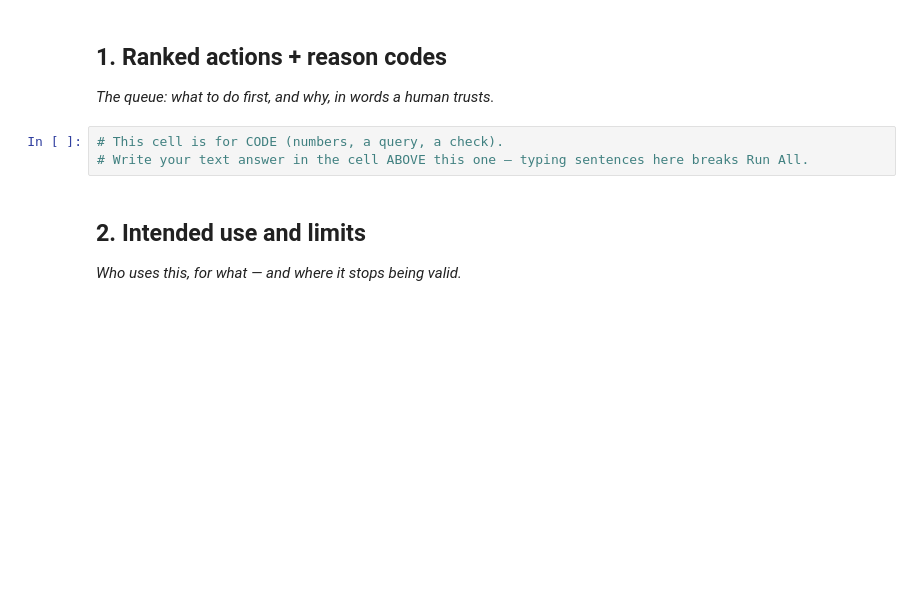
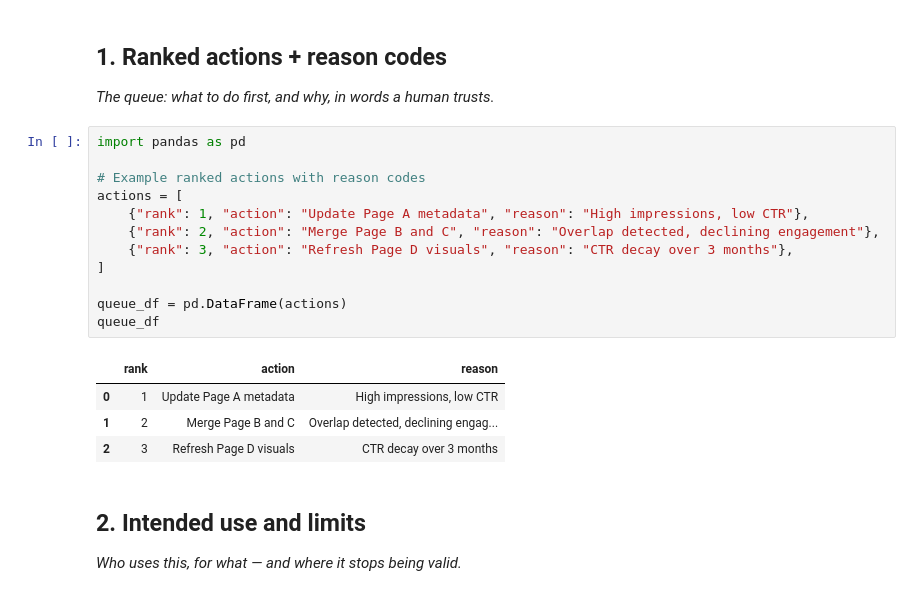
Before and after one commit to SULAIMAN-5-AHMED/FlyRankWeek1, a Jupyter notebook: work/notebooks/w07_action_playbook.ipynb, the cells around one changed output. Drawn from its saved outputs; the diff is of its cells as text; blank space fills up the shorter version.

```diff
--- a/work/notebooks/w07_action_playbook.ipynb
+++ b/work/notebooks/w07_action_playbook.ipynb
@@ -10,9 +15,23 @@ This skeleton is yours to fill. Work the sections **in order** — each one has
 ## 1. Ranked actions + reason codes
 
 *The queue: what to do first, and why, in words a human trusts.*
-# %%
-# This cell is for CODE (numbers, a query, a check).
-# Write your text answer in the cell ABOVE this one — typing sentences here breaks Run All.
+# %%
+import pandas as pd
+
+# Example ranked actions with reason codes
+actions = [
+    {"rank": 1, "action": "Update Page A metadata", "reason": "High impressions, low CTR"},
+    {"rank": 2, "action": "Merge Page B and C", "reason": "Overlap detected, declining engagement"},
+    {"rank": 3, "action": "Refresh Page D visuals", "reason": "CTR decay over 3 months"},
+]
+
+queue_df = pd.DataFrame(actions)
+queue_df
+# %% [output]
+|  | rank | action | reason |
+| 0 | 1 | Update Page A metadata | High impressions, low CTR |
+| 1 | 2 | Merge Page B and C | Overlap detected, declining engag... |
+| 2 | 3 | Refresh Page D visuals | CTR decay over 3 months |
 # %% [markdown]
 ## 2. Intended use and limits
 
```
Also changed, not shown: parts of 6 cells of this notebook.
